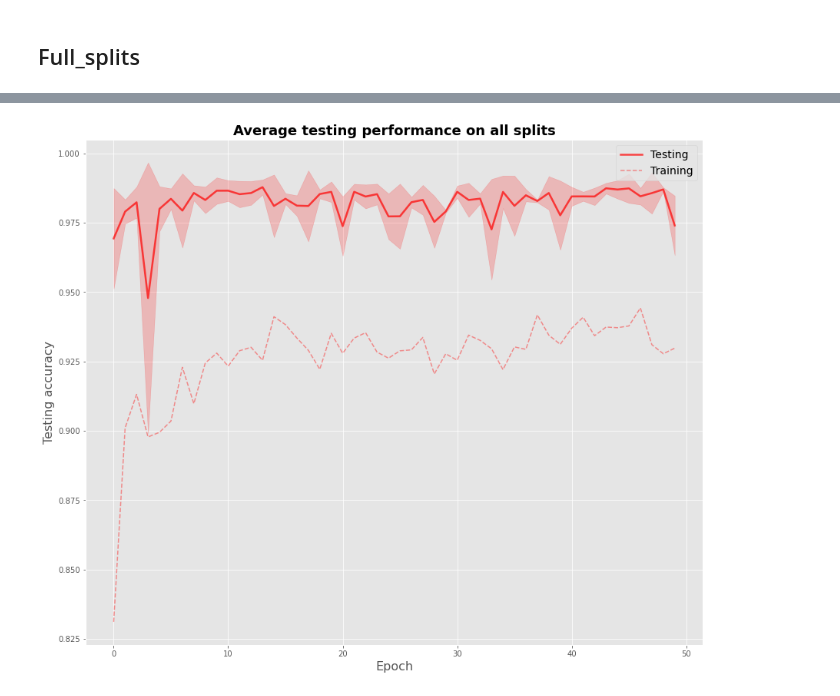
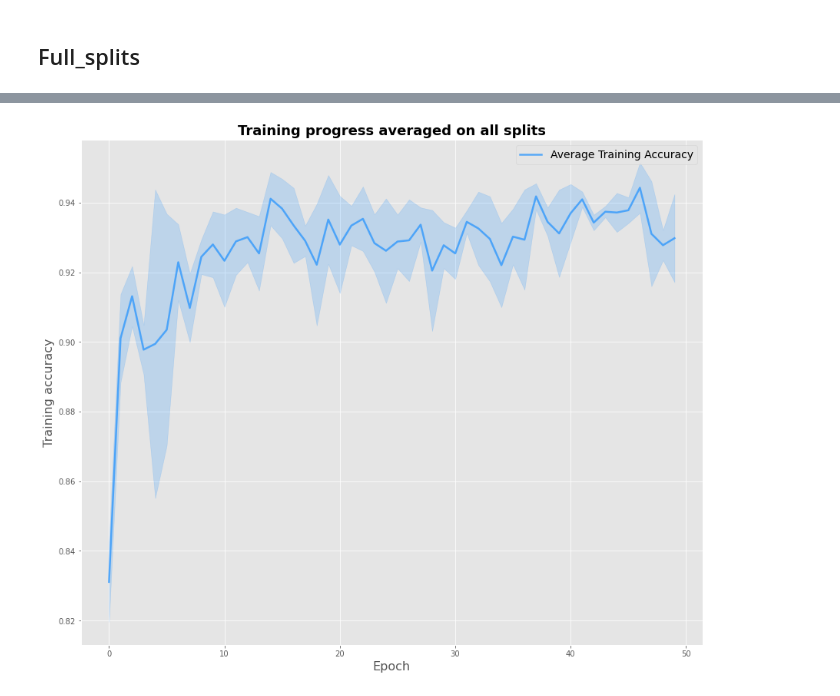
Before and after one commit to federicoarenasl/BoVW-ResNet18-Robustness-Evaluation, a Jupyter notebook: resnet_data_analyser.ipynb, the cells around one changed output, grey strips where cells are left out. Cells and saved outputs as stored; diff of their text form; code cells hidden in the pictures.

```diff
--- a/resnet_data_analyser.ipynb
+++ b/resnet_data_analyser.ipynb
@@ -346,23 +299,0 @@ No handles with labels found to put in legend.
-# %%
-plt.figure(figsize=(12, 10))
-axes = plt.gca()
-plt.title(f"Average testing performance on all splits", size=18, fontweight="bold")
-plt.plot(x_values, means_val_full_acc, "-", alpha=0.7, color="red", label="Testing", linewidth=2.5)
-plt.plot(x_values, means_train_full_acc, "--", alpha=0.4, color="red", label="Training", linewidth=1.5)
-plt.fill_between(
-    x_values,
-    means_val_full_acc - stds_val_full_acc,
-    means_val_full_acc + stds_val_full_acc,
-    alpha=0.2,
-    antialiased=True,
-    color="red"
-)
-
-plt.legend(loc="best", fontsize=14)
-plt.xlabel("Epoch", fontsize=16)
-plt.ylabel("Testing accuracy", fontsize=16)
-plt.tight_layout(pad=0.3)
-plt.savefig('figs/resnet18/test_acc_all_full_splits.png')
-plt.show()
-# %% [output]
-[figure, removed]
@@ -368,0 +323,22 @@ plt.show()
+# %%
+plt.figure(figsize=(12, 10))
+axes = plt.gca()
+plt.title(f"Training progress averaged on all splits", size=18, fontweight="bold")
+plt.plot(x_values, means_train_full_acc, "-", alpha=0.7, label="Average Training Accuracy", color="dodgerblue", linewidth=2.5)
+plt.fill_between(
+    x_values,
+    means_train_full_acc - stds_train_full_acc,
+    means_train_full_acc + stds_train_full_acc,
+    alpha=0.2,
+    antialiased=True,
+    color="dodgerblue",
+)
+
+plt.legend(loc="best", fontsize=14)
+plt.xlabel("Epoch", fontsize=16)
+plt.ylabel("Training accuracy", fontsize=16)
+plt.tight_layout(pad=0.3)
+plt.savefig('figs/resnet18/train_acc_all_full_splits.png')
+plt.show()
+# %% [output]
+[figure, added]
```
Also changed, not shown: parts of 49 cells of this notebook, 1 other file.
